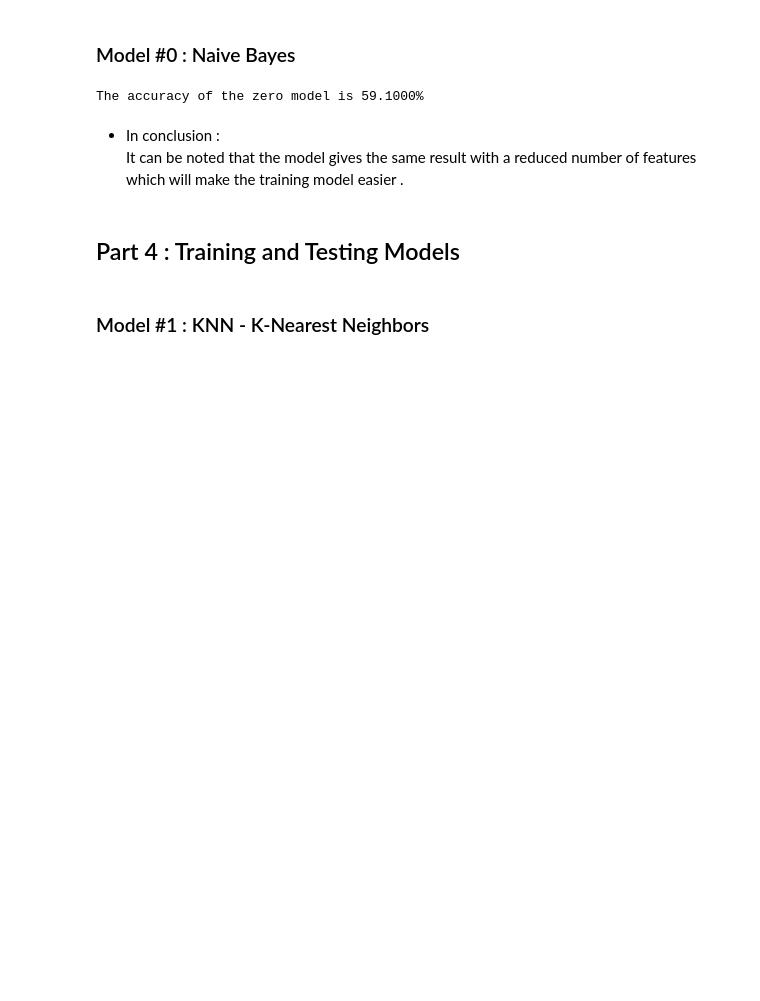
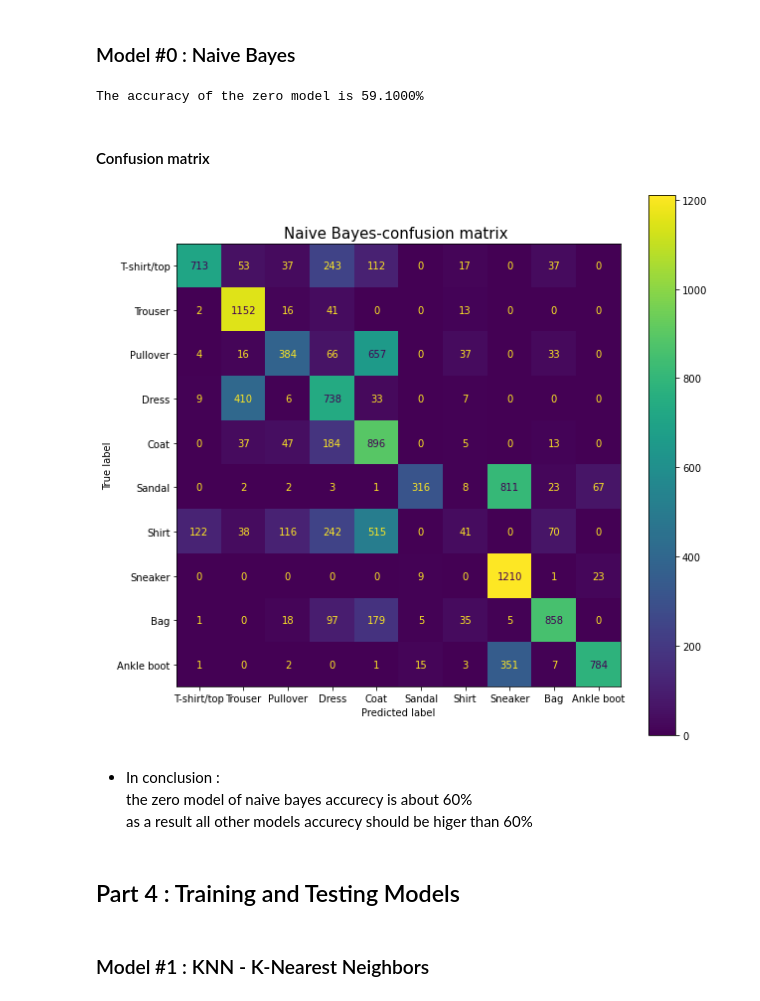
Before and after one commit to tomergozlan/Fashion_Mnist, a Jupyter notebook: fashion_mnist.ipynb, the cells around one changed output. Saved outputs shown, nothing was run; the diff lists cells and outputs as text; code cells hidden in the pictures; blank space fills up the shorter version.

```diff
--- a/fashion_mnist.ipynb
+++ b/fashion_mnist.ipynb
@@ -176,0 +198,4 @@ test_X = test_X.copy()
+# %%
+X_train = X_train / 255
+X_test = X_test / 255
+test_X = test_X / 255
@@ -289,10 +327,23 @@ naive_bayes_accuracy = accuracy_score(Y_test,y_predict_naive_bayes)
 print("The accuracy of the zero model is {:0.4f}%".format(naive_bayes_accuracy*100))
 # %% [output]
 The accuracy of the zero model is 59.1000%
-# %% [markdown]
-- In conclusion : <br>
-It can be noted that the model gives the same result with a reduced number of features <br>
-which will make the training model easier .
+# %% [markdown]
+#### Confusion matrix
+# %%
+# Plot confusion matrix
+confusion_matrix_naive_bayes = confusion_matrix(Y_test, y_predict_naive_bayes)
+ConfusionMatrixDisplay_naive_bayes = ConfusionMatrixDisplay(confusion_matrix_naive_bayes, display_labels=['T-shirt/top', 'Trouser', 'Pullover',
+                        'Dress', 'Coat', 'Sandal', 'Shirt',
+                        'Sneaker', 'Bag', 'Ankle boot'])
+fig, ax = plt.subplots(figsize=(10,10))
+plt.title("Naive Bayes-confusion matrix ", size=15)
+ConfusionMatrixDisplay_naive_bayes.plot(ax=ax);
+# %% [output]
+[figure, added]
+# %% [markdown]
+- In conclusion : <br>
+the zero model of naive bayes accurecy is about 60% <br>
+as a result all other models accurecy should be higer than 60%
 # %% [markdown]
 ## Part 4 : Training and Testing Models
 # %% [markdown]
```
Also changed, not shown: parts of 76 cells of this notebook.
